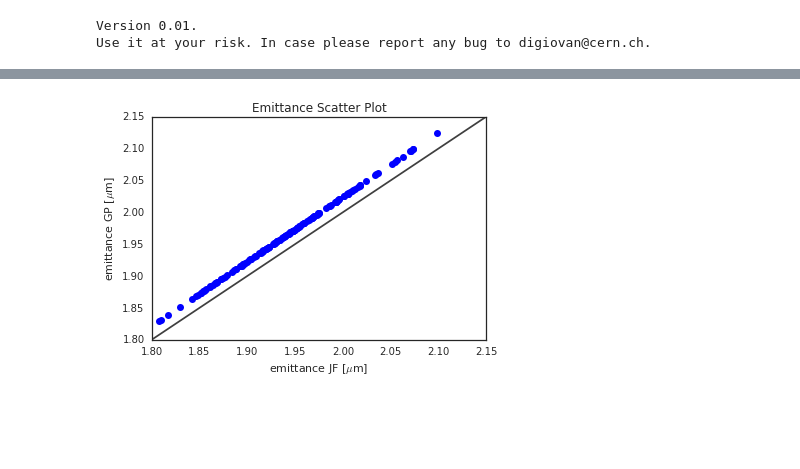
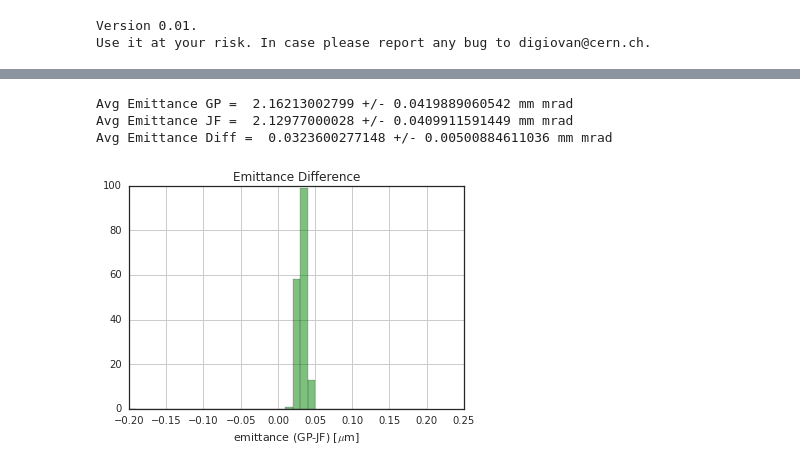
Before and after one commit to digiovan/MD_ANALYSIS, a Jupyter notebook: 2016/MD74/ExtractEmittancePSBSemGrids.ipynb, the cells around one changed output, grey strips where cells are left out. Saved outputs shown, nothing was run; the diff lists cells and outputs as text; code cells hidden in the pictures; blank space fills up the shorter version.

```diff
--- a/2016/MD74/ExtractEmittancePSBSemGrids.ipynb
+++ b/2016/MD74/ExtractEmittancePSBSemGrids.ipynb
@@ -330,0 +431,21 @@ emittance from JF's application =  1.9278489199  mm mrad
+# %%
+#Another way to look at the same comparison in the cell above
+bins = np.linspace(-0.2, 0.2, 41)
+
+myEmittance   = myDataFrame['emittanceSG'].values
+jfEmittance   = myDataFrame['BTM_BSFHV01.Emittance.value.emittance'].values
+diffEmittance = myEmittance-jfEmittance
+
+plt.hist( diffEmittance, bins, facecolor='green', alpha=0.5)
+plt.xlabel('emittance (GP-JF) [$\mu$m]')
+plt.title('Emittance Difference')
+plt.grid(True)
+
+print "Avg Emittance GP = ",   np.mean(myEmittance),   "+/-", np.std(myEmittance) ,  "mm mrad"
+print "Avg Emittance JF = ",   np.mean(jfEmittance),   "+/-", np.std(jfEmittance),   "mm mrad"
+print "Avg Emittance Diff = ", np.mean(diffEmittance), "+/-", np.std(diffEmittance), "mm mrad"
+# %% [output]
+Avg Emittance GP =  2.16213002799 +/- 0.0419889060542 mm mrad
+Avg Emittance JF =  2.12977000028 +/- 0.0409911591449 mm mrad
+Avg Emittance Diff =  0.0323600277148 +/- 0.00500884611036 mm mrad
+[figure, added]
@@ -331,23 +574,19 @@ emittance from JF's application =  1.9278489199  mm mrad
 # %%
-# plot of emittance from my method vs JF's
-sns.set_style('white')
+# # plot of emittance from my method vs JF's
+# plt.plot(myDataFrame['BTM_BSFHV01.Emittance.value.emittance'],myDataFrame['emittanceSGFit5Pars'],'bo')
+# plt.xlabel('emittance JF [$\mu$m]')
+# plt.ylabel('emittance GP [$\mu$m]')
+# plt.title('Emittance Scatter Plot')
 
-plt.plot(myDataFrame['BTM_BSFHV01.Emittance.value.emittance'],myDataFrame['emittanceSG'],'bo')
-plt.xlabel('emittance JF [$\mu$m]')
-plt.ylabel('emittance GP [$\mu$m]')
-plt.title('Emittance Scatter Plot')
+# plt.hold('on')
+# lims = [
+#     np.min([plt.xlim(), plt.ylim()]),  # min of both axes
+#     np.max([plt.xlim(), plt.ylim()]),  # max of both axes
+# ]
 
-plt.hold('on')
-lims = [
-    np.min([plt.xlim(), plt.ylim()]),  # min of both axes
-    np.max([plt.xlim(), plt.ylim()]),  # max of both axes
-]
-
-# now plot both limits against eachother
-plt.plot(lims, lims, 'k-', alpha=0.75, zorder=0)
-plt.xlim(lims)
-plt.ylim(lims)
-plt.hold('off')
+# # now plot both limits against eachother
+# plt.plot(lims, lims, 'k-', alpha=0.75, zorder=0)
+# plt.xlim(lims)
+# plt.ylim(lims)
+# plt.hold('off')
-# %% [output]
-[figure, removed]
 # %%
```
Also changed, not shown: parts of 26 cells of this notebook, 1 other file.
